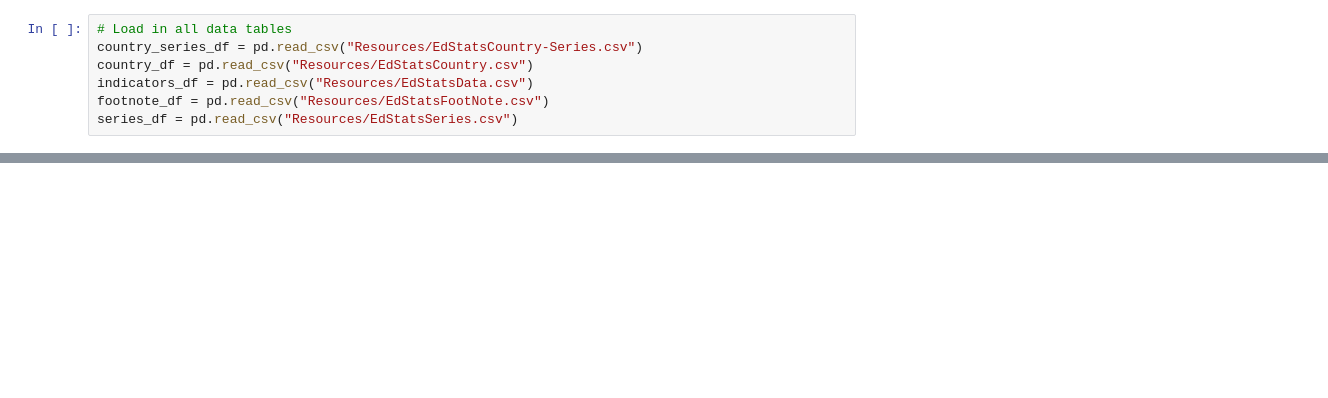
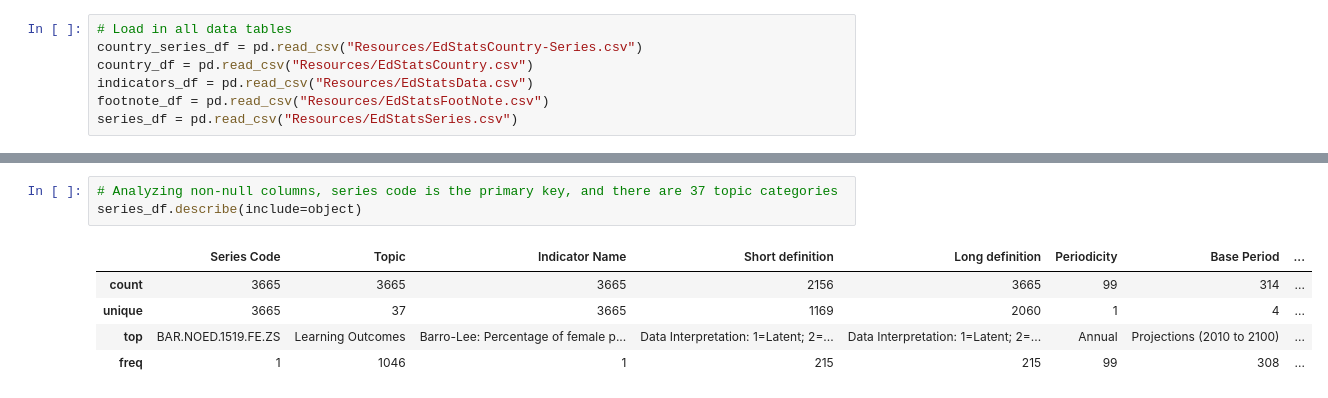
Before and after one commit to kyliehefner/Education_Analysis, a Jupyter notebook: EdStats_Country_Comparison.ipynb, the cells around one changed output, grey strips where cells are left out. Drawn from its saved outputs; the diff is of its cells as text; blank space fills up the shorter version.

```diff
--- a/EdStats_Country_Comparison.ipynb
+++ b/EdStats_Country_Comparison.ipynb
@@ -56,0 +105,9 @@ indicators_df.shape
+# %%
+# Analyzing non-null columns, series code is the primary key, and there are 37 topic categories
+series_df.describe(include=object)
+# %% [output]
+|  | Series Code | Topic | Indicator Name | Short definition | Long definition | Periodicity | Base Period | ... |
+| count | 3665 | 3665 | 3665 | 2156 | 3665 | 99 | 314 | ... |
+| unique | 3665 | 37 | 3665 | 1169 | 2060 | 1 | 4 | ... |
+| top | BAR.NOED.1519.FE.ZS | Learning Outcomes | Barro-Lee: Percentage of female p... | Data Interpretation: 1=Latent; 2=... | Data Interpretation: 1=Latent; 2=... | Annual | Projections (2010 to 2100) | ... |
+| freq | 1 | 1046 | 1 | 215 | 215 | 99 | 308 | ... |
```
Also changed, not shown: parts of 34 cells of this notebook, 1 other file.
